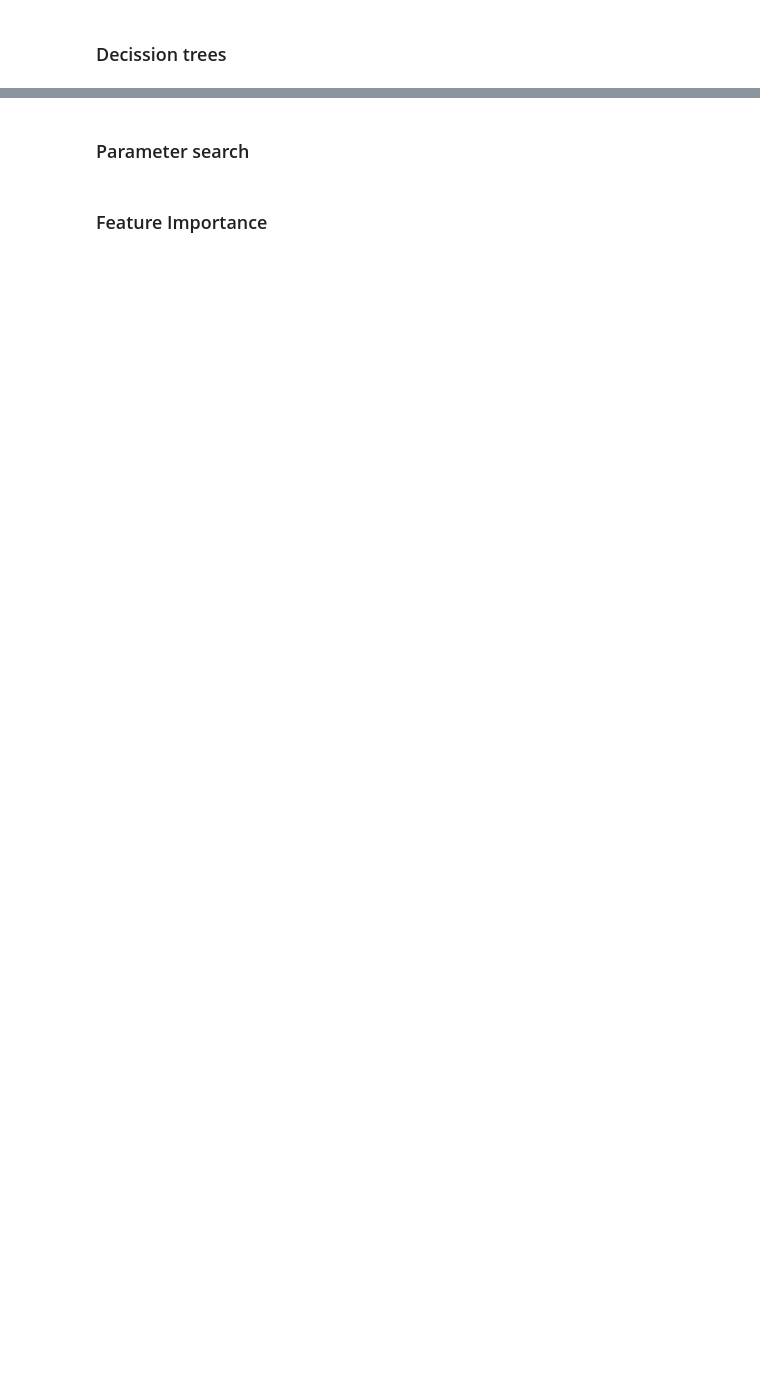
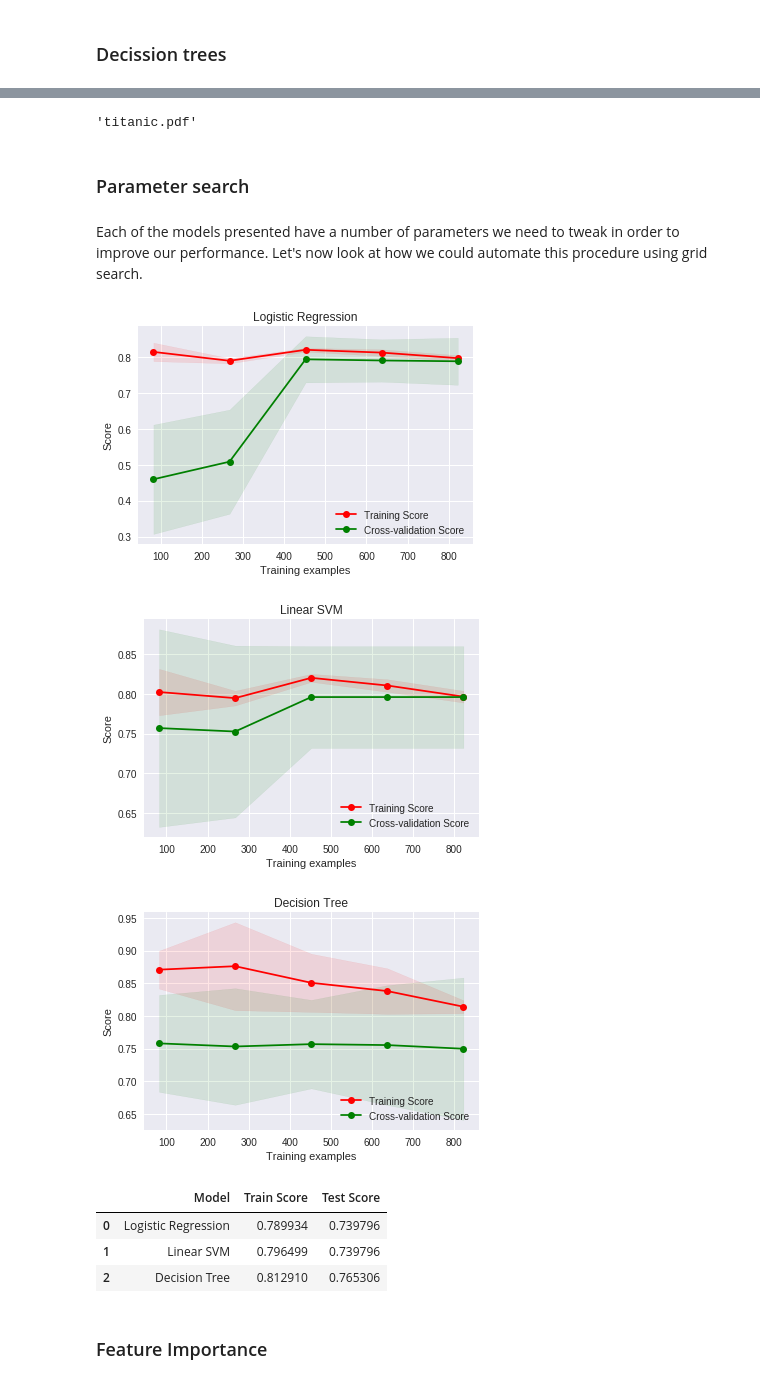
Before and after one commit to pablovicente/machine-learning-seminar, a Jupyter notebook: Machine_Learning_Seminar.ipynb, the cells around one changed output, grey strips where cells are left out. Saved outputs shown, nothing was run; the diff lists cells and outputs as text; code cells hidden in the pictures; blank space fills up the shorter version.

Commit message:
Adding theory and images

```diff
--- a/Machine_Learning_Seminar.ipynb
+++ b/Machine_Learning_Seminar.ipynb
@@ -148,6 +267,6 @@ y_test = test_df['survived']
 # %%
-#scaler = preprocessing.StandardScaler()
-#scaler.fit(x_train.fare)
+scaler = preprocessing.StandardScaler()
+scaler.fit(x_train[['fare']])
 
-#x_train.loc[:, 'embarked'] = scaler.transform(x_train[['fare']])
-#x_test.loc[:, 'embarked'] = scaler.transform(x_test.fare)
+x_train.loc[:, 'fare'] = scaler.transform(x_train[['fare']])
+x_test.loc[:, 'fare'] = scaler.transform(x_test[['fare']])
@@ -186,0 +326,5 @@ def plot_confusion_matrix(cm, classes,
+# %%
+lr = LinearRegression()
+lr.fit(x_train, y_train)
+
+y_pred = lr.predict(x_test)
@@ -249,2 +430,12 @@ plot_confusion_matrix(cm, classes= ['class 0', 'class 1'], normalize=True)
+# %%
+dot_data = tree.export_graphviz(decision_tree,
+                                out_file=None,
+                                feature_names=x_train.columns,
+                                class_names=['survived', 'died'],
+                                filled=True, rounded=True,  )
+graph = graphviz.Source(dot_data)
+graph.render("titanic")
+# %% [output]
+'titanic.pdf'
 # %% [markdown]
 ### Parameter search
@@ -274,0 +442,2 @@ dict_classifiers = {
+# %% [markdown]
+Each of the models presented have a number of parameters we need to tweak in order to improve our performance. Let's now look at how we could automate this procedure using grid search.
@@ -275,19 +503,37 @@ dict_classifiers = {
 # %%
+cv = 4
+results = []
+
 for key, classifier in dict_classifiers.items():
 
   grid = GridSearchCV(classifier['classifier'],
                       classifier['params'],
                       refit=True,
-                      cv= 2, # 9+1
+                      cv= cv,
                       scoring = 'accuracy', # scoring metric
                       n_jobs = -1)
   estimator = grid.fit(x_train, y_train)
 
   train_score = estimator.score(x_train,y_train)
   test_score = estimator.score(x_test, y_test)
 
-  print(key)
-  print(train_score)
-  print(test_score)
+  plot_learning_curve(estimator,
+                      "{}".format(key),
+                      x_train,
+                      y_train.reshape(-1, 1),
+                      ylim=None,
+                      cv=10)
+
+  results.append([key, train_score, test_score])
+
+pd.DataFrame(data=results, columns=['Model', 'Train Score', 'Test Score'])
+# %% [output]
+[figure, added]
+[figure, added]
+[figure, added]
+|  | Model | Train Score | Test Score |
+| 0 | Logistic Regression | 0.789934 | 0.739796 |
+| 1 | Linear SVM | 0.796499 | 0.739796 |
+| 2 | Decision Tree | 0.812910 | 0.765306 |
 # %% [markdown]
 ### Feature Importance
```
Also changed, not shown: parts of 69 cells of this notebook.
